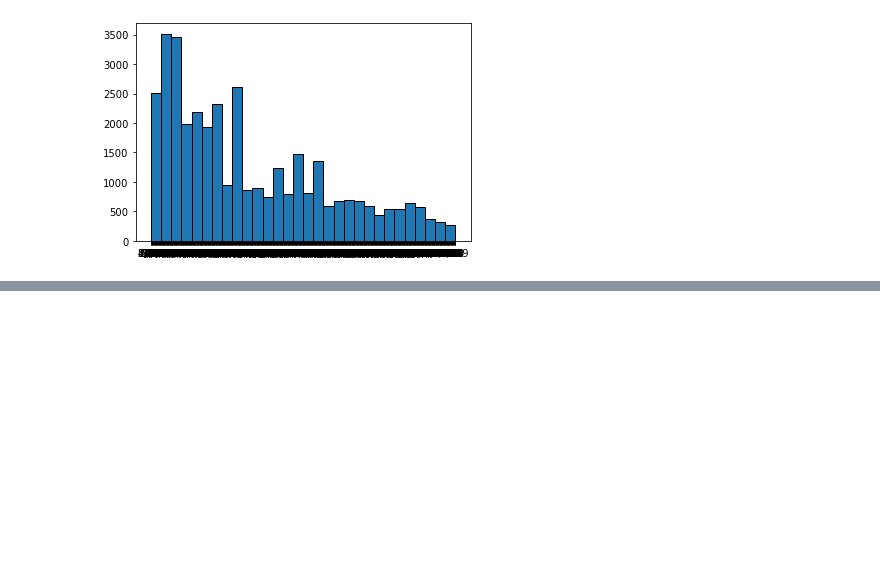
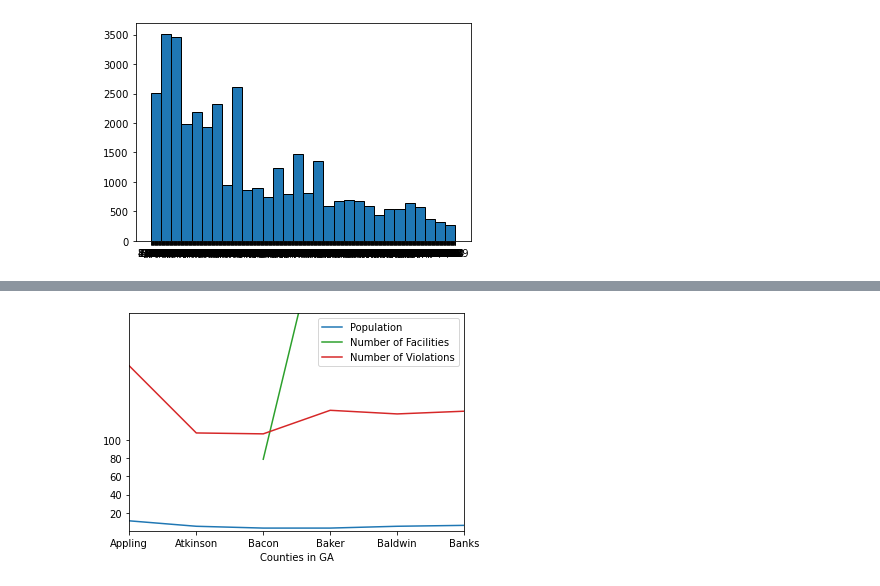
Before and after one commit to GGC-DSA/pfas, a Jupyter notebook: NoteBooks/David Teflon Notebook.ipynb, the cells around one changed output, grey strips where cells are left out. Saved outputs shown, nothing was run; the diff lists cells and outputs as text; code cells hidden in the pictures; blank space fills up the shorter version.

```diff
--- a/NoteBooks/David Teflon Notebook.ipynb
+++ b/NoteBooks/David Teflon Notebook.ipynb
@@ -195,0 +226,27 @@ plt.show
+# %%
+x = pd.DataFrame(water['Counties Served'].value_counts())
+
+y = pd.DataFrame(water['PopulationServed Count'].value_counts())
+z = pd.DataFrame(water['Number of Facilities'].value_counts())
+a = pd.DataFrame(water['Number of Violations'].value_counts())
+
+
+plt.xlim(0,5)
+plt.ylim(0,240)
+plt.plot(x.sort_index(axis = 0), label = 'Population')
+plt.plot(y.sort_index(axis = 0))
+plt.plot(z.sort_index(axis = 0 ), label = 'Number of Facilities')
+plt.plot(a.sort_index(axis = 0 ), label = 'Number of Violations')
+
+plt.yticks([20,40,60,80,100])
+line1 = label= 'line1'
+
+plt.legend()
+plt.xlabel("Counties in GA")
+
+
+
+
+plt.show()
+# %% [output]
+[figure, added]
```
Also changed, not shown: parts of 11 cells of this notebook.
